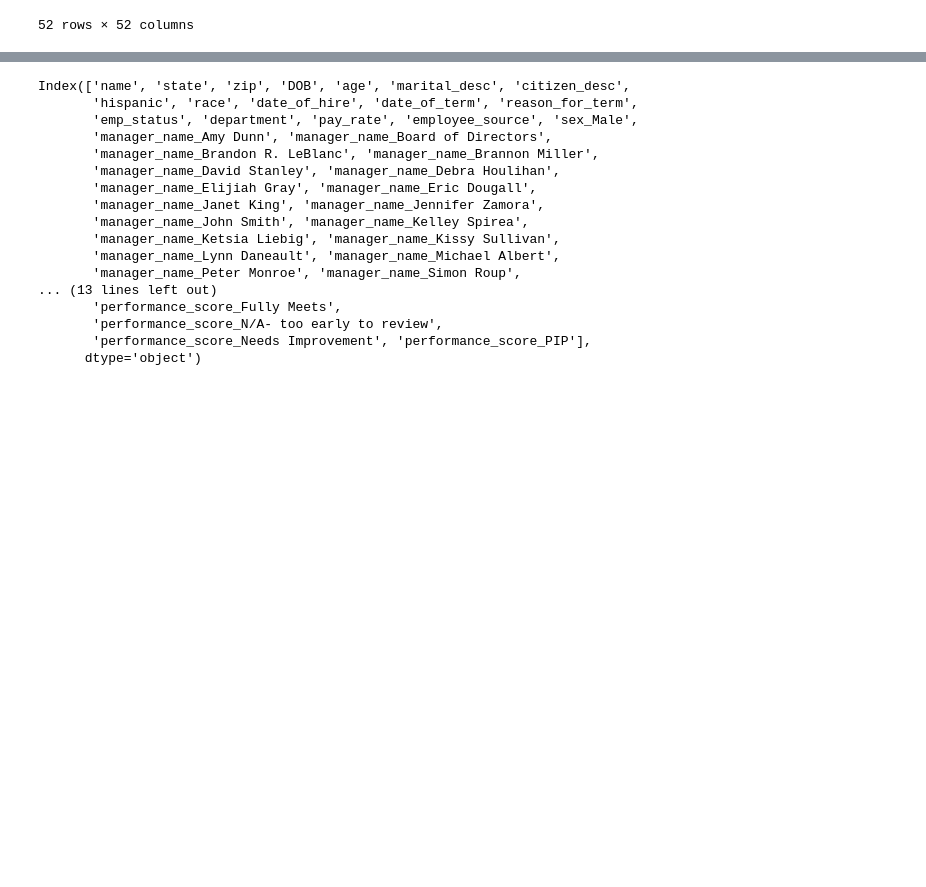
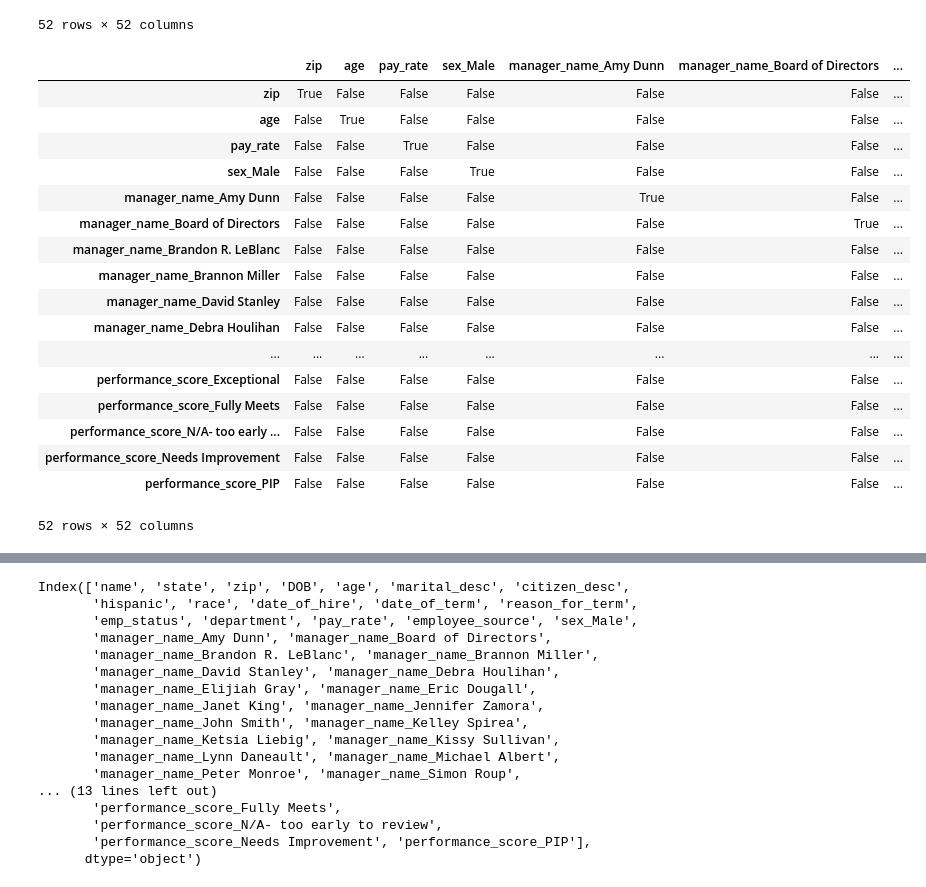
Before and after one commit to estkae/HR_project, a Jupyter notebook: Clean.ipynb, the cells around one changed output, grey strips where cells are left out. Cells and saved outputs as stored; diff of their text form; code cells hidden in the pictures; blank space fills up the shorter version.

```diff
--- a/Clean.ipynb
+++ b/Clean.ipynb
@@ -214,7 +294,26 @@ hr_data.corr()
 | performance_score_PIP | 0.162007 | 0.021994 | -0.014045 | 0.008005 | 0.028492 | -0.014359 | ... |
 52 rows × 52 columns
 # %%
-#abs(hr_data.corr())>0.75
+abs(hr_data.corr())>0.75
+# %% [output]
+|  | zip | age | pay_rate | sex_Male | manager_name_Amy Dunn | manager_name_Board of Directors | ... |
+| zip | True | False | False | False | False | False | ... |
+| age | False | True | False | False | False | False | ... |
+| pay_rate | False | False | True | False | False | False | ... |
+| sex_Male | False | False | False | True | False | False | ... |
+| manager_name_Amy Dunn | False | False | False | False | True | False | ... |
+| manager_name_Board of Directors | False | False | False | False | False | True | ... |
+| manager_name_Brandon R. LeBlanc | False | False | False | False | False | False | ... |
+| manager_name_Brannon Miller | False | False | False | False | False | False | ... |
+| manager_name_David Stanley | False | False | False | False | False | False | ... |
+| manager_name_Debra Houlihan | False | False | False | False | False | False | ... |
+| ... | ... | ... | ... | ... | ... | ... | ... |
+| performance_score_Exceptional | False | False | False | False | False | False | ... |
+| performance_score_Fully Meets | False | False | False | False | False | False | ... |
+| performance_score_N/A- too early ... | False | False | False | False | False | False | ... |
+| performance_score_Needs Improvement | False | False | False | False | False | False | ... |
+| performance_score_PIP | False | False | False | False | False | False | ... |
+52 rows × 52 columns
 # %%
 
 sns.heatmap(hr_data.corr(), center=0)
```
Also changed, not shown: parts of 17 cells of this notebook, 13 other files.
